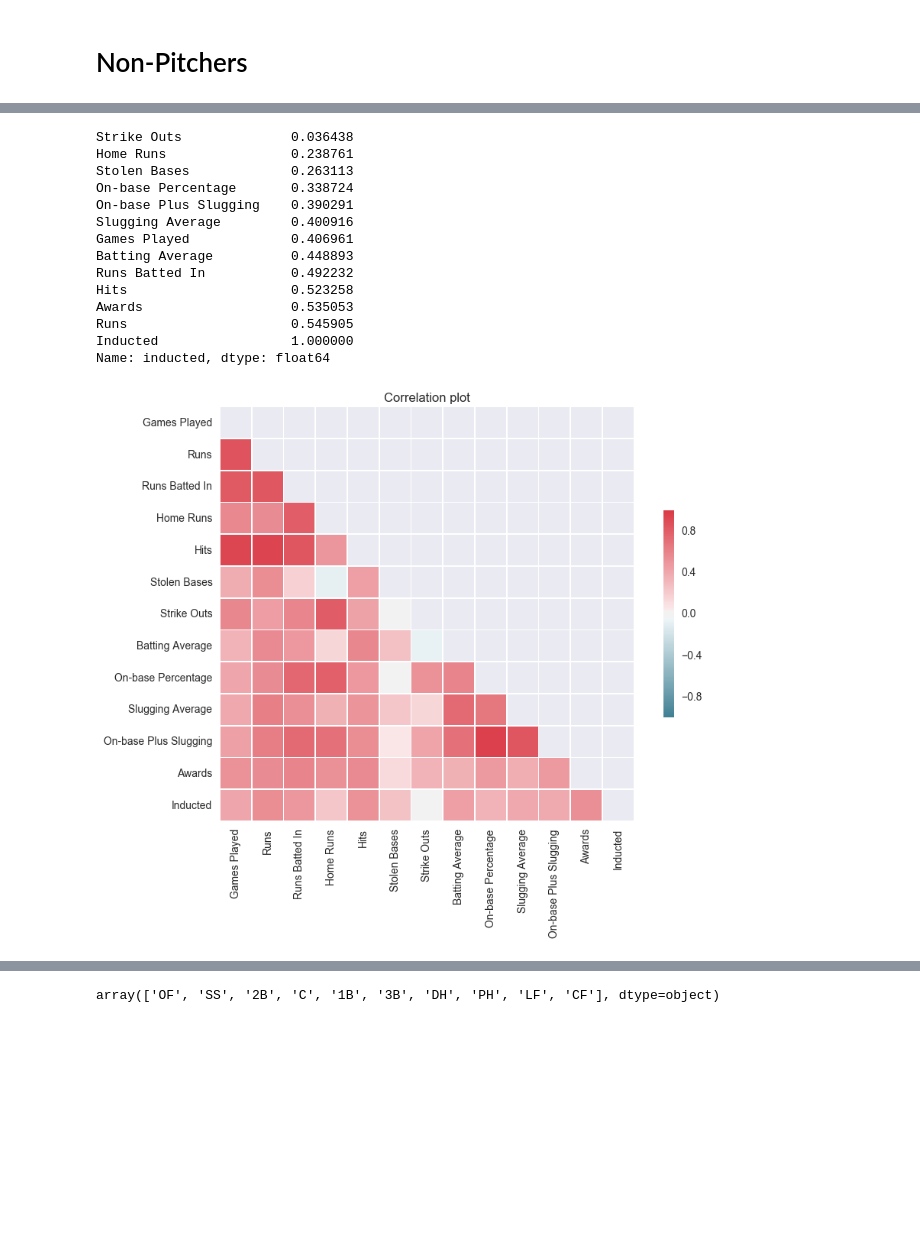
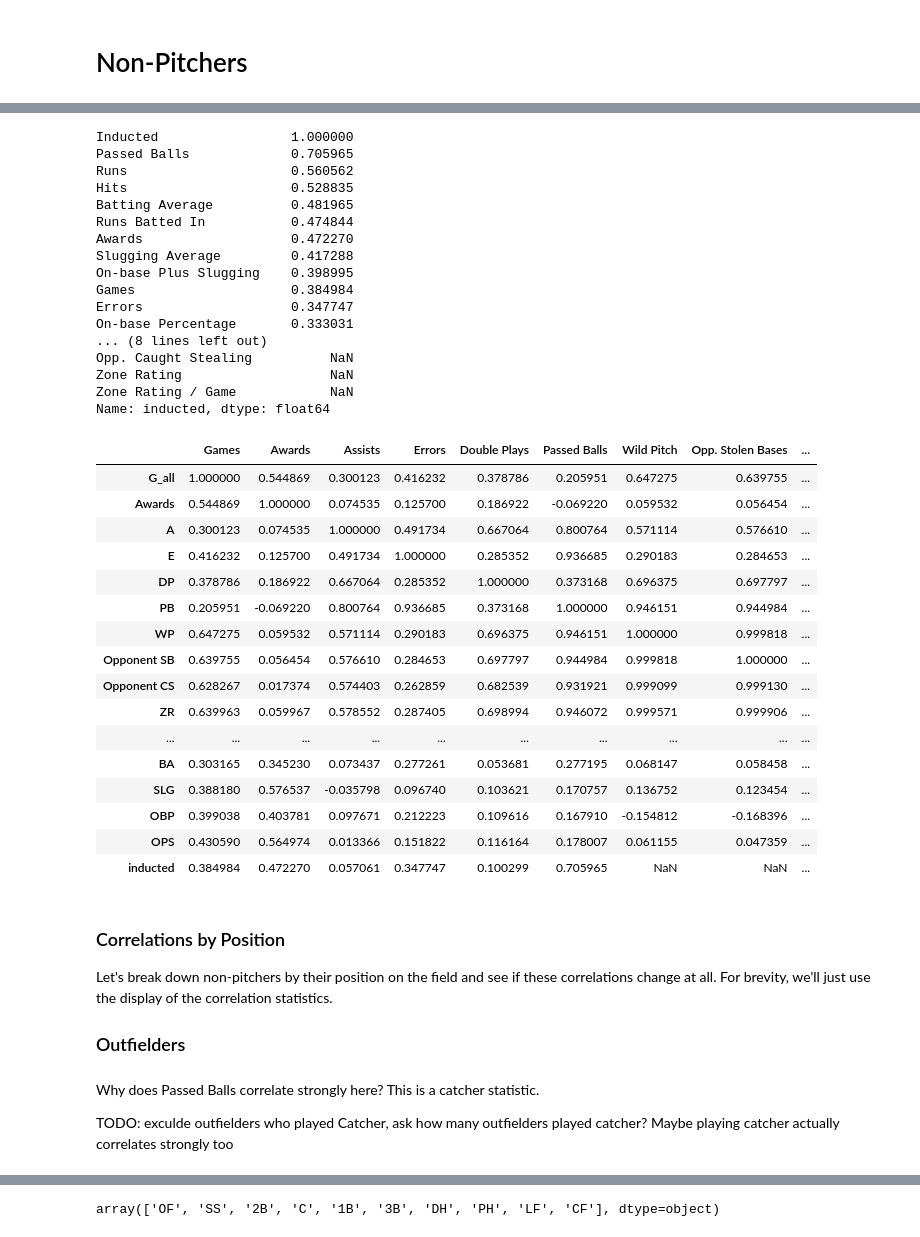
Before and after one commit to hueykwik/baseballhof, a Jupyter notebook: Baseball Hall of Fame Analysis.ipynb, the cells around one changed output, grey strips where cells are left out. Cells and saved outputs as stored; diff of their text form; code cells hidden in the pictures; blank space fills up the shorter version.

```diff
--- a/Baseball Hall of Fame Analysis.ipynb
+++ b/Baseball Hall of Fame Analysis.ipynb
@@ -387,18 +389,46 @@ Name: inducted, dtype: float64
-# %%
-_ = batting_corr_plot(non_pitchers)
-# %% [output]
-Strike Outs              0.036438
-Home Runs                0.238761
-Stolen Bases             0.263113
-On-base Percentage       0.338724
-On-base Plus Slugging    0.390291
-Slugging Average         0.400916
-Games Played             0.406961
-Batting Average          0.448893
-Runs Batted In           0.492232
-Hits                     0.523258
-Awards                   0.535053
-Runs                     0.545905
-Inducted                 1.000000
-Name: inducted, dtype: float64
-[figure, removed]
+# %%
+p = create_corr_plot(non_pitchers.loc[non_pitchers.Position == 'OF'], show_plot=False)
+# %% [output]
+Inducted                 1.000000
+Passed Balls             0.705965
+Runs                     0.560562
+Hits                     0.528835
+Batting Average          0.481965
+Runs Batted In           0.474844
+Awards                   0.472270
+Slugging Average         0.417288
+On-base Plus Slugging    0.398995
+Games                    0.384984
+Errors                   0.347747
+On-base Percentage       0.333031
+... (8 lines left out)
+Opp. Caught Stealing          NaN
+Zone Rating                   NaN
+Zone Rating / Game            NaN
+Name: inducted, dtype: float64
+|  | Games | Awards | Assists | Errors | Double Plays | Passed Balls | Wild Pitch | Opp. Stolen Bases | ... |
+| G_all | 1.000000 | 0.544869 | 0.300123 | 0.416232 | 0.378786 | 0.205951 | 0.647275 | 0.639755 | ... |
+| Awards | 0.544869 | 1.000000 | 0.074535 | 0.125700 | 0.186922 | -0.069220 | 0.059532 | 0.056454 | ... |
+| A | 0.300123 | 0.074535 | 1.000000 | 0.491734 | 0.667064 | 0.800764 | 0.571114 | 0.576610 | ... |
+| E | 0.416232 | 0.125700 | 0.491734 | 1.000000 | 0.285352 | 0.936685 | 0.290183 | 0.284653 | ... |
+| DP | 0.378786 | 0.186922 | 0.667064 | 0.285352 | 1.000000 | 0.373168 | 0.696375 | 0.697797 | ... |
+| PB | 0.205951 | -0.069220 | 0.800764 | 0.936685 | 0.373168 | 1.000000 | 0.946151 | 0.944984 | ... |
+| WP | 0.647275 | 0.059532 | 0.571114 | 0.290183 | 0.696375 | 0.946151 | 1.000000 | 0.999818 | ... |
+| Opponent SB | 0.639755 | 0.056454 | 0.576610 | 0.284653 | 0.697797 | 0.944984 | 0.999818 | 1.000000 | ... |
+| Opponent CS | 0.628267 | 0.017374 | 0.574403 | 0.262859 | 0.682539 | 0.931921 | 0.999099 | 0.999130 | ... |
+| ZR | 0.639963 | 0.059967 | 0.578552 | 0.287405 | 0.698994 | 0.946072 | 0.999571 | 0.999906 | ... |
+| ... | ... | ... | ... | ... | ... | ... | ... | ... | ... |
+| BA | 0.303165 | 0.345230 | 0.073437 | 0.277261 | 0.053681 | 0.277195 | 0.068147 | 0.058458 | ... |
+| SLG | 0.388180 | 0.576537 | -0.035798 | 0.096740 | 0.103621 | 0.170757 | 0.136752 | 0.123454 | ... |
+| OBP | 0.399038 | 0.403781 | 0.097671 | 0.212223 | 0.109616 | 0.167910 | -0.154812 | -0.168396 | ... |
+| OPS | 0.430590 | 0.564974 | 0.013366 | 0.151822 | 0.116164 | 0.178007 | 0.061155 | 0.047359 | ... |
+| inducted | 0.384984 | 0.472270 | 0.057061 | 0.347747 | 0.100299 | 0.705965 | NaN | NaN | ... |
+# %% [markdown]
+### Correlations by Position
+Let's break down non-pitchers by their position on the field and see if these correlations change at all. For brevity, we'll just use the display of the correlation statistics.
+
+### Outfielders
+# %% [markdown]
+Why does Passed Balls correlate strongly here? This is a catcher statistic.
+
+TODO: exculde outfielders who played Catcher, ask how many outfielders played catcher? Maybe playing catcher actually correlates strongly too
```
Also changed, not shown: parts of 26 cells of this notebook.
